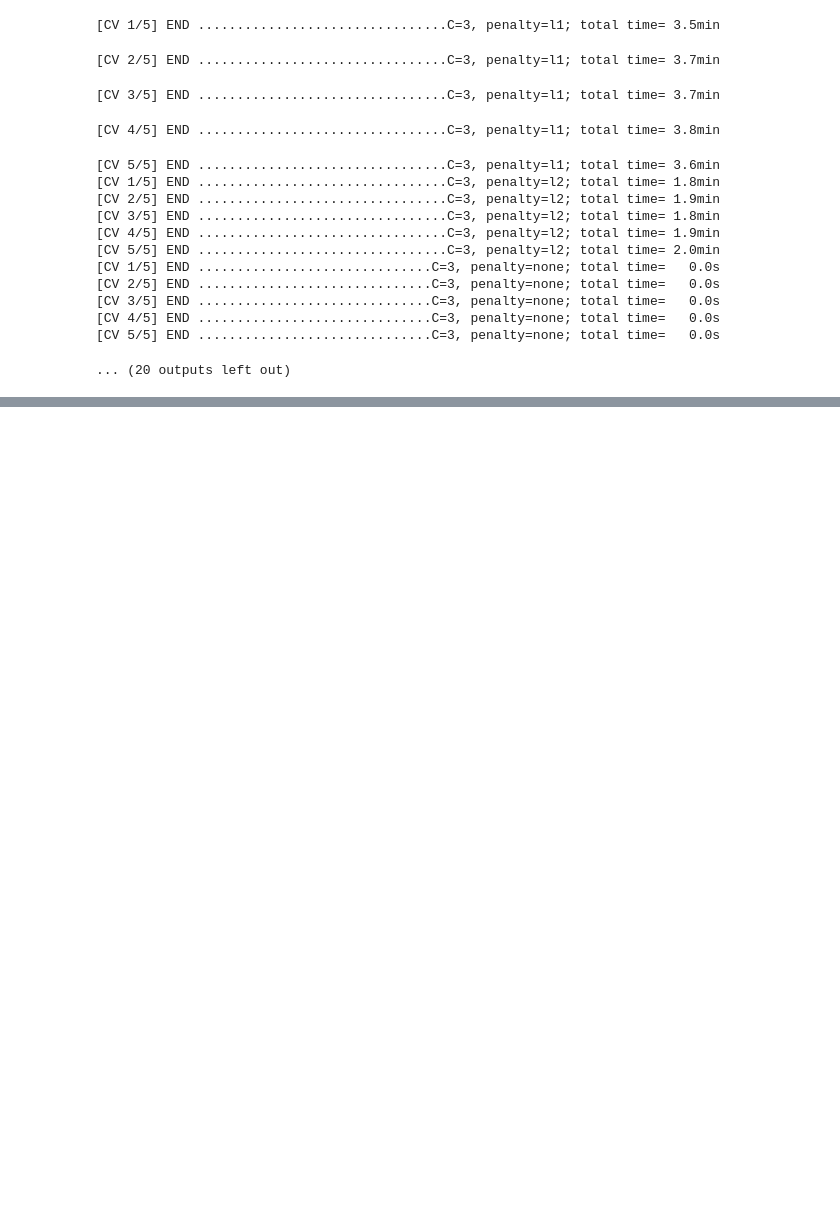
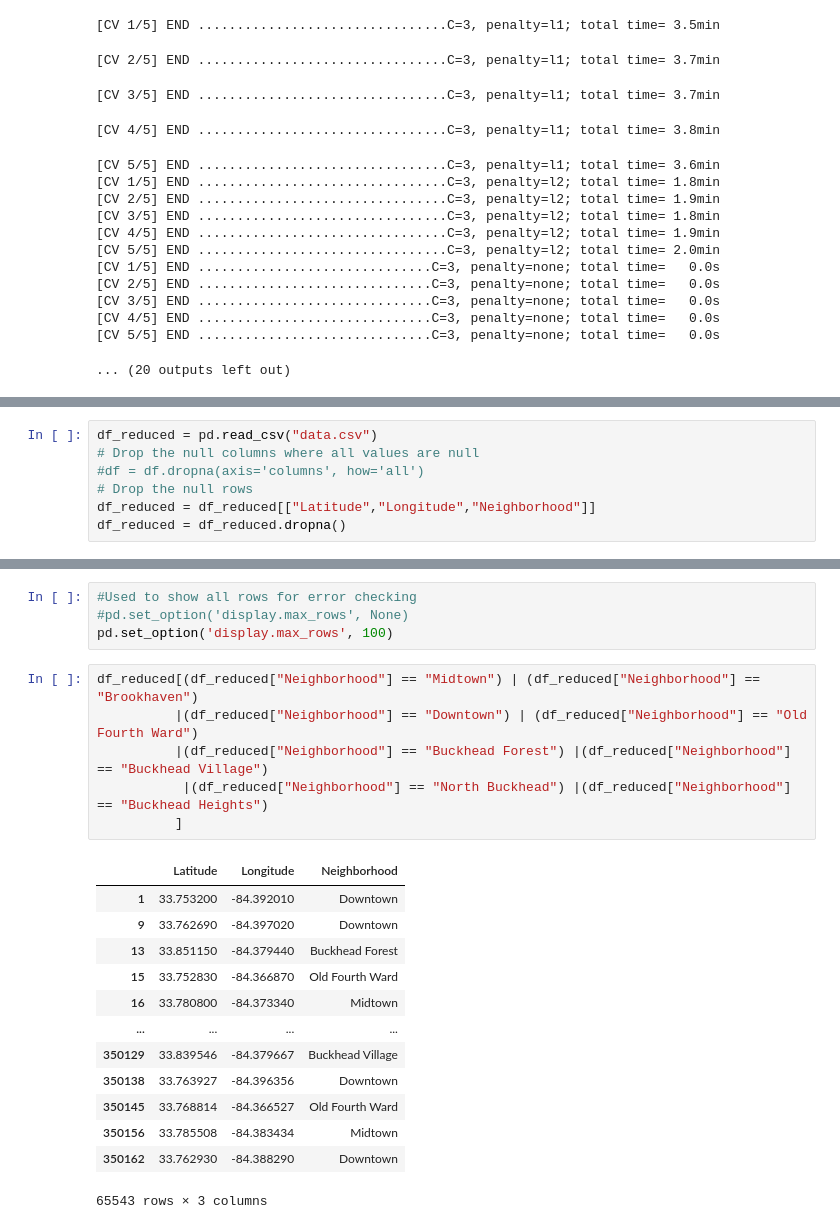
Before and after one commit to nahidfarzad8751/project_3, a Jupyter notebook: final_project_dcc/work_book_dcc.ipynb, the cells around one changed output, grey strips where cells are left out. Cells and saved outputs as stored; diff of their text form; blank space fills up the shorter version.

Commit message:
dcc notebook now contains filtered data for neighborhoods of interst

```diff
--- a/final_project_dcc/work_book_dcc.ipynb
+++ b/final_project_dcc/work_book_dcc.ipynb
@@ -254,0 +263,7 @@ ValueError: penalty='none' is not supported for the liblinear solver
+# %%
+df_reduced = pd.read_csv("data.csv")
+# Drop the null columns where all values are null
+#df = df.dropna(axis='columns', how='all')
+# Drop the null rows
+df_reduced = df_reduced[["Latitude","Longitude","Neighborhood"]]
+df_reduced = df_reduced.dropna()
@@ -254,0 +290,24 @@ ValueError: penalty='none' is not supported for the liblinear solver
+# %%
+#Used to show all rows for error checking
+#pd.set_option('display.max_rows', None)
+pd.set_option('display.max_rows', 100)
+# %%
+df_reduced[(df_reduced["Neighborhood"] == "Midtown") | (df_reduced["Neighborhood"] == "Brookhaven")
+          |(df_reduced["Neighborhood"] == "Downtown") | (df_reduced["Neighborhood"] == "Old Fourth Ward")
+          |(df_reduced["Neighborhood"] == "Buckhead Forest") |(df_reduced["Neighborhood"] == "Buckhead Village")
+           |(df_reduced["Neighborhood"] == "North Buckhead") |(df_reduced["Neighborhood"] == "Buckhead Heights")
+          ]
+# %% [output]
+|  | Latitude | Longitude | Neighborhood |
+| 1 | 33.753200 | -84.392010 | Downtown |
+| 9 | 33.762690 | -84.397020 | Downtown |
+| 13 | 33.851150 | -84.379440 | Buckhead Forest |
+| 15 | 33.752830 | -84.366870 | Old Fourth Ward |
+| 16 | 33.780800 | -84.373340 | Midtown |
+| ... | ... | ... | ... |
+| 350129 | 33.839546 | -84.379667 | Buckhead Village |
+| 350138 | 33.763927 | -84.396356 | Downtown |
+| 350145 | 33.768814 | -84.366527 | Old Fourth Ward |
+| 350156 | 33.785508 | -84.383434 | Midtown |
+| 350162 | 33.762930 | -84.388290 | Downtown |
+65543 rows × 3 columns
```
Also changed, not shown: parts of 4 cells of this notebook.
